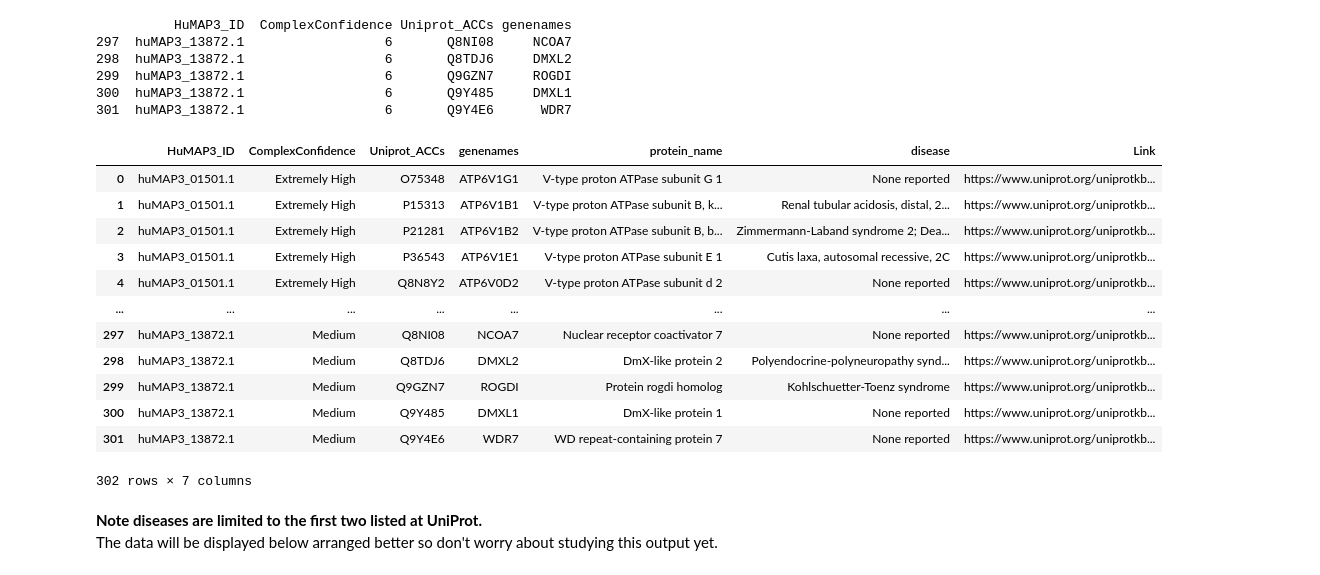
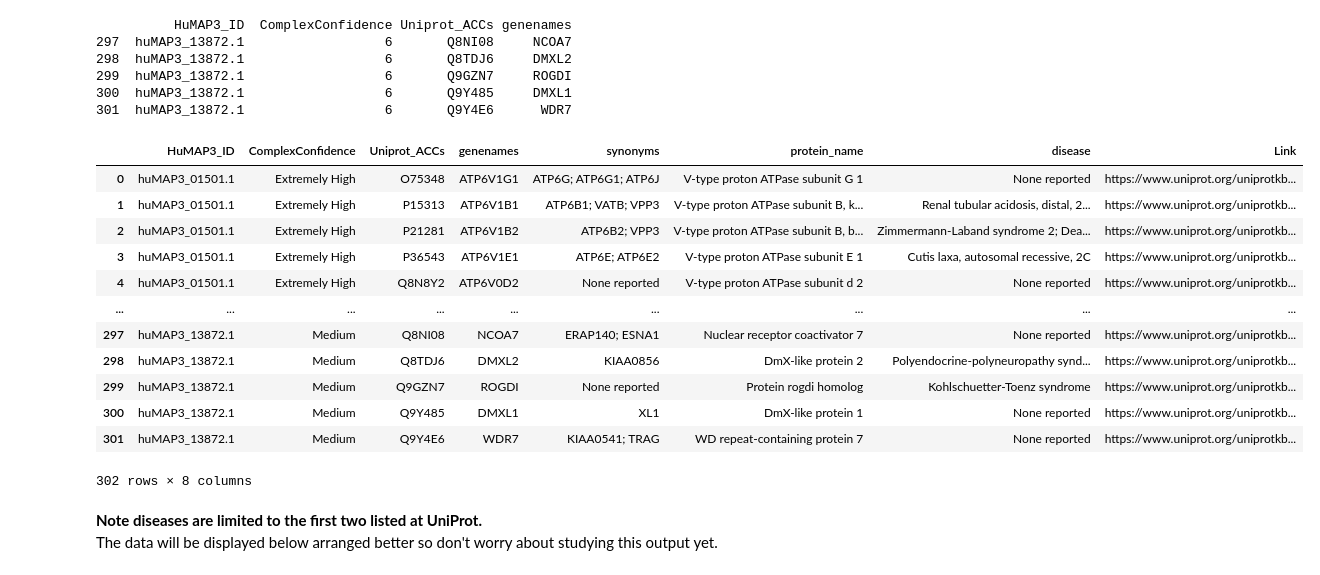
Before and after one commit to fomightez/humap3-binder, a Jupyter notebook: Working_with_hu.MAP3_data_with_Python_in_Jupyter_Basics.ipynb, the cells around one changed output. Drawn from its saved outputs; the diff is of its cells as text; code cells hidden in the pictures.

Commit message:
add synonyms

```diff
--- a/Working_with_hu.MAP3_data_with_Python_in_Jupyter_Basics.ipynb
+++ b/Working_with_hu.MAP3_data_with_Python_in_Jupyter_Basics.ipynb
@@ -164,75 +172,43 @@ print(df_expanded.tail())
 301  huMAP3_13872.1                  6       Q9Y4E6      WDR7
 # %%
 # This cell makes lookup table with the extra information; it takes a while to run & so is in a cell on its own to save time during development
-lookup_dict = {}
-accs = set(df_expanded['Uniprot_ACCs'].to_list())
-from unipressed import UniprotkbClient
-import time
-for acc in accs:
-    uniprot_record = UniprotkbClient.fetch_one(acc)
-    protein_name = uniprot_record['proteinDescription']['recommendedName']['fullName']['value']
-    '''
-    def safe_get_disease_id(comment):
-        try:
-            return comment['disease']['diseaseId']
-        except KeyError:
-            return comment.get('disease', {}).get('diseaseId', 'Unknown disease ID')
-
-    disease_info_list = [
-        safe_get_disease_id(comment)
-        for comment in uniprot_record['comments']
-        if comment['commentType'] == 'DISEASE'
-    ]
-
-    if not disease_info_list:
-        disease_info_list = ['None reported']
-    '''
-    disease_info_list = []
-    if 'comments' in uniprot_record:
-        for comment in uniprot_record['comments']:
-            if comment['commentType'] == 'DISEASE':
-                disease_info = comment.get('disease', {})
-                disease_id = disease_info.get('diseaseId', 'Unknown disease ID')
-                disease_info_list.append(disease_id)
-    if not disease_info_list:
-        disease_info_list = ['None reported']
-    disease_info = '; '.join(disease_info_list[:2])
-    lookup_dict[acc] = {'protein_name':protein_name, 'disease': disease_info}
-    time.sleep(1.1) # don't slam the API
+%run -i make_lookup_table_for_extra_info4complexes.py
 # %%
-# USe collected information to enhance the dataframe
+# Use collected information to enhance the dataframe
 pn_dict = {k: v['protein_name'] for k, v in lookup_dict.items()}
 disease_dict = {k: v['disease'] for k, v in lookup_dict.items()}
+synonyms_dict = {k: v['synonyms'] for k, v in lookup_dict.items()}
+df_expanded['synonyms'] = df_expanded['Uniprot_ACCs'].map(synonyms_dict)
 df_expanded['protein_name'] = df_expanded['Uniprot_ACCs'].map(pn_dict)
 df_expanded['disease'] = df_expanded['Uniprot_ACCs'].map(disease_dict)
 conf_val2text_dict = {
     1: 'Extremely High',
     2: 'Very High',
     3: 'High',
     4: 'Moderate High',
     5: 'Medium High',
     6: 'Medium'
 }
 # Use vectorized mapping to convert confidence values to text
 df_expanded['ComplexConfidence'] = df_expanded['ComplexConfidence'].map(conf_val2text_dict)
 base_uniprot_url = 'https://www.uniprot.org/uniprotkb/'
 format_str = '{}{}/'
 df_expanded = df_expanded.assign(Link=base_uniprot_url + df_expanded['Uniprot_ACCs'])
 df_expanded
 # %% [output]
-|  | HuMAP3_ID | ComplexConfidence | Uniprot_ACCs | genenames | protein_name | disease | Link |
-| 0 | huMAP3_01501.1 | Extremely High | O75348 | ATP6V1G1 | V-type proton ATPase subunit G 1 | None reported | https://www.uniprot.org/uniprotkb... |
-| 1 | huMAP3_01501.1 | Extremely High | P15313 | ATP6V1B1 | V-type proton ATPase subunit B, k... | Renal tubular acidosis, distal, 2... | https://www.uniprot.org/uniprotkb... |
-| 2 | huMAP3_01501.1 | Extremely High | P21281 | ATP6V1B2 | V-type proton ATPase subunit B, b... | Zimmermann-Laband syndrome 2; Dea... | https://www.uniprot.org/uniprotkb... |
-| 3 | huMAP3_01501.1 | Extremely High | P36543 | ATP6V1E1 | V-type proton ATPase subunit E 1 | Cutis laxa, autosomal recessive, 2C | https://www.uniprot.org/uniprotkb... |
-| 4 | huMAP3_01501.1 | Extremely High | Q8N8Y2 | ATP6V0D2 | V-type proton ATPase subunit d 2 | None reported | https://www.uniprot.org/uniprotkb... |
-| ... | ... | ... | ... | ... | ... | ... | ... |
-| 297 | huMAP3_13872.1 | Medium | Q8NI08 | NCOA7 | Nuclear receptor coactivator 7 | None reported | https://www.uniprot.org/uniprotkb... |
-| 298 | huMAP3_13872.1 | Medium | Q8TDJ6 | DMXL2 | DmX-like protein 2 | Polyendocrine-polyneuropathy synd... | https://www.uniprot.org/uniprotkb... |
-| 299 | huMAP3_13872.1 | Medium | Q9GZN7 | ROGDI | Protein rogdi homolog | Kohlschuetter-Toenz syndrome | https://www.uniprot.org/uniprotkb... |
-| 300 | huMAP3_13872.1 | Medium | Q9Y485 | DMXL1 | DmX-like protein 1 | None reported | https://www.uniprot.org/uniprotkb... |
-| 301 | huMAP3_13872.1 | Medium | Q9Y4E6 | WDR7 | WD repeat-containing protein 7 | None reported | https://www.uniprot.org/uniprotkb... |
+|  | HuMAP3_ID | ComplexConfidence | Uniprot_ACCs | genenames | synonyms | protein_name | disease | Link |
+| 0 | huMAP3_01501.1 | Extremely High | O75348 | ATP6V1G1 | ATP6G; ATP6G1; ATP6J | V-type proton ATPase subunit G 1 | None reported | https://www.uniprot.org/uniprotkb... |
+| 1 | huMAP3_01501.1 | Extremely High | P15313 | ATP6V1B1 | ATP6B1; VATB; VPP3 | V-type proton ATPase subunit B, k... | Renal tubular acidosis, distal, 2... | https://www.uniprot.org/uniprotkb... |
+| 2 | huMAP3_01501.1 | Extremely High | P21281 | ATP6V1B2 | ATP6B2; VPP3 | V-type proton ATPase subunit B, b... | Zimmermann-Laband syndrome 2; Dea... | https://www.uniprot.org/uniprotkb... |
+| 3 | huMAP3_01501.1 | Extremely High | P36543 | ATP6V1E1 | ATP6E; ATP6E2 | V-type proton ATPase subunit E 1 | Cutis laxa, autosomal recessive, 2C | https://www.uniprot.org/uniprotkb... |
+| 4 | huMAP3_01501.1 | Extremely High | Q8N8Y2 | ATP6V0D2 | None reported | V-type proton ATPase subunit d 2 | None reported | https://www.uniprot.org/uniprotkb... |
+| ... | ... | ... | ... | ... | ... | ... | ... | ... |
+| 297 | huMAP3_13872.1 | Medium | Q8NI08 | NCOA7 | ERAP140; ESNA1 | Nuclear receptor coactivator 7 | None reported | https://www.uniprot.org/uniprotkb... |
+| 298 | huMAP3_13872.1 | Medium | Q8TDJ6 | DMXL2 | KIAA0856 | DmX-like protein 2 | Polyendocrine-polyneuropathy synd... | https://www.uniprot.org/uniprotkb... |
+| 299 | huMAP3_13872.1 | Medium | Q9GZN7 | ROGDI | None reported | Protein rogdi homolog | Kohlschuetter-Toenz syndrome | https://www.uniprot.org/uniprotkb... |
+| 300 | huMAP3_13872.1 | Medium | Q9Y485 | DMXL1 | XL1 | DmX-like protein 1 | None reported | https://www.uniprot.org/uniprotkb... |
+| 301 | huMAP3_13872.1 | Medium | Q9Y4E6 | WDR7 | KIAA0541; TRAG | WD repeat-containing protein 7 | None reported | https://www.uniprot.org/uniprotkb... |
-302 rows × 7 columns
+302 rows × 8 columns
 # %% [markdown]
 **Note diseases are limited to the first two listed at UniProt.**
 The data will be displayed below arranged better so don't worry about studying this output yet.
```
Also changed, not shown: parts of 12 cells of this notebook.
